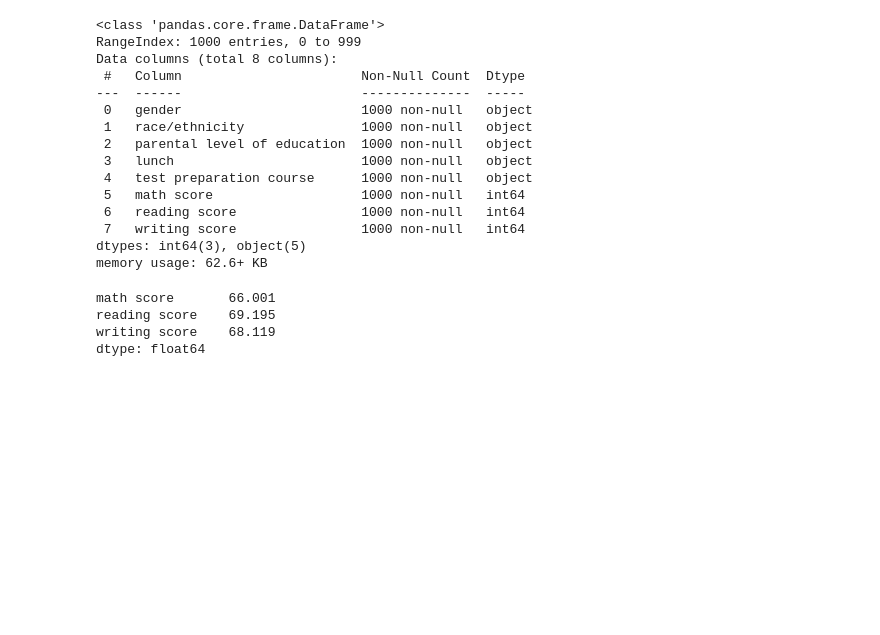
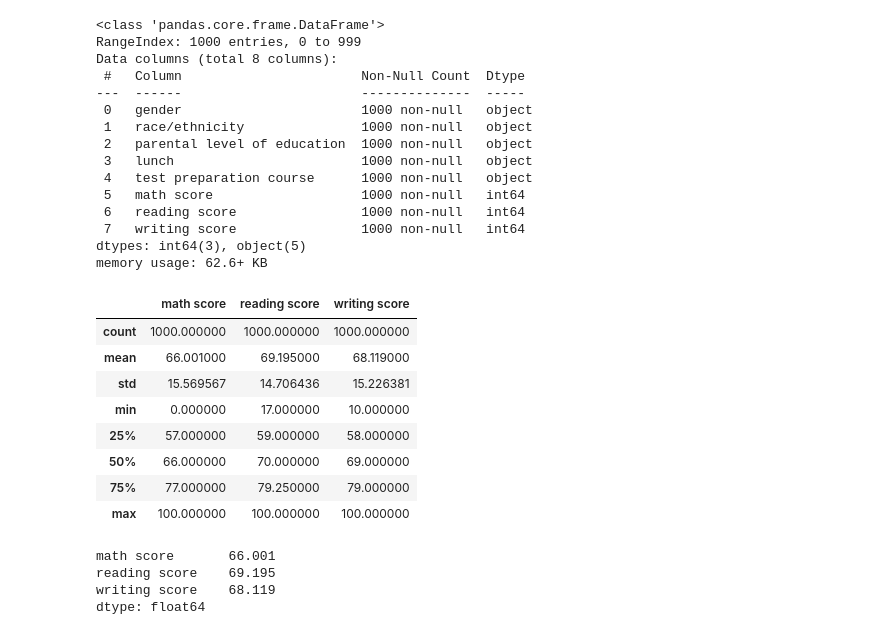
Before and after one commit to priyanka4678/Assignment_on_python_for_DSA, a Jupyter notebook: Central_Tendency_Assignment.ipynb, the cells around one changed output. Saved outputs shown, nothing was run; the diff lists cells and outputs as text; code cells hidden in the pictures; blank space fills up the shorter version.

```diff
--- a/Central_Tendency_Assignment.ipynb
+++ b/Central_Tendency_Assignment.ipynb
@@ -50,6 +50,18 @@ Data columns (total 8 columns):
  7   writing score                1000 non-null   int64
 dtypes: int64(3), object(5)
 memory usage: 62.6+ KB
+# %%
+data.describe()
+# %% [output]
+|  | math score | reading score | writing score |
+| count | 1000.000000 | 1000.000000 | 1000.000000 |
+| mean | 66.001000 | 69.195000 | 68.119000 |
+| std | 15.569567 | 14.706436 | 15.226381 |
+| min | 0.000000 | 17.000000 | 10.000000 |
+| 25% | 57.000000 | 59.000000 | 58.000000 |
+| 50% | 66.000000 | 70.000000 | 69.000000 |
+| 75% | 77.000000 | 79.250000 | 79.000000 |
+| max | 100.000000 | 100.000000 | 100.000000 |
 # %%
 data.mean()
 # %% [output]
```
